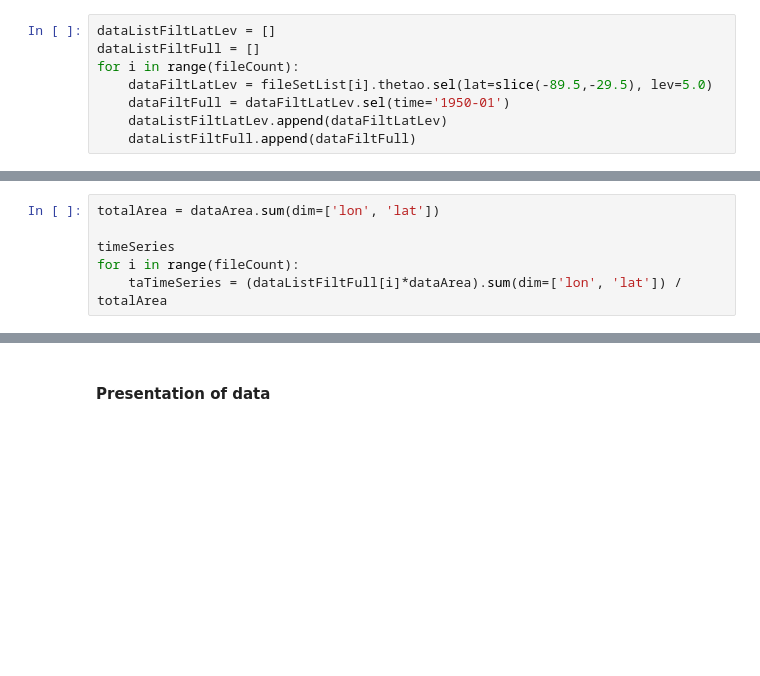
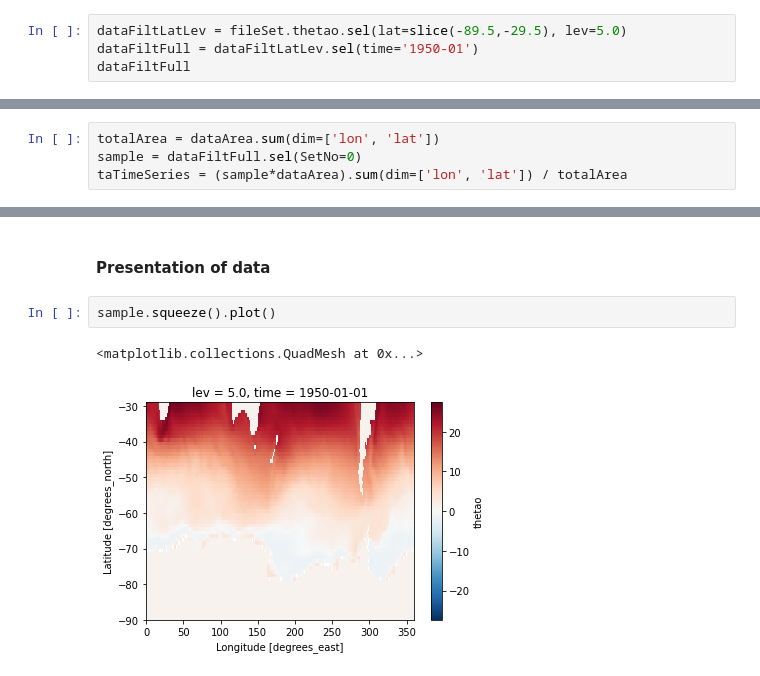
Before and after one commit to el1247/BAS_AI4ER_SAM, a Jupyter notebook: notebooks/exploratory/1.0_el_ESM3Analysis.ipynb, the cells around one changed output, grey strips where cells are left out. Cells and saved outputs as stored; diff of their text form; blank space fills up the shorter version.

```diff
--- a/notebooks/exploratory/1.0_el_ESM3Analysis.ipynb
+++ b/notebooks/exploratory/1.0_el_ESM3Analysis.ipynb
@@ -250,10 +144,6 @@ v20190826
 # %% [markdown]
 #### Selection of Data
 # %%
-dataListFiltLatLev = []
-dataListFiltFull = []
-for i in range(fileCount):
-    dataFiltLatLev = fileSetList[i].thetao.sel(lat=slice(-89.5,-29.5), lev=5.0)
-    dataFiltFull = dataFiltLatLev.sel(time='1950-01')
-    dataListFiltLatLev.append(dataFiltLatLev)
-    dataListFiltFull.append(dataFiltFull)
+dataFiltLatLev = fileSet.thetao.sel(lat=slice(-89.5,-29.5), lev=5.0)
+dataFiltFull = dataFiltLatLev.sel(time='1950-01')
+dataFiltFull
@@ -262,10 +179,8 @@ for i in range(fileCount):
 Average temperature of fully filtered data
 # %%
 totalArea = dataArea.sum(dim=['lon', 'lat'])
-
-timeSeries
-for i in range(fileCount):
-    taTimeSeries = (dataListFiltFull[i]*dataArea).sum(dim=['lon', 'lat']) / totalArea
+sample = dataFiltFull.sel(SetNo=0)
+taTimeSeries = (sample*dataArea).sum(dim=['lon', 'lat']) / totalArea
 # %%
 taTimeSeries.load()
 # %% [output]
@@ -277,2 +192,7 @@ Coordinates:
 # %% [markdown]
 #### Presentation of data
+# %%
+sample.squeeze().plot()
+# %% [output]
+<matplotlib.collections.QuadMesh at 0x...>
+[figure, added]
```
Also changed, not shown: parts of 4 cells of this notebook.
